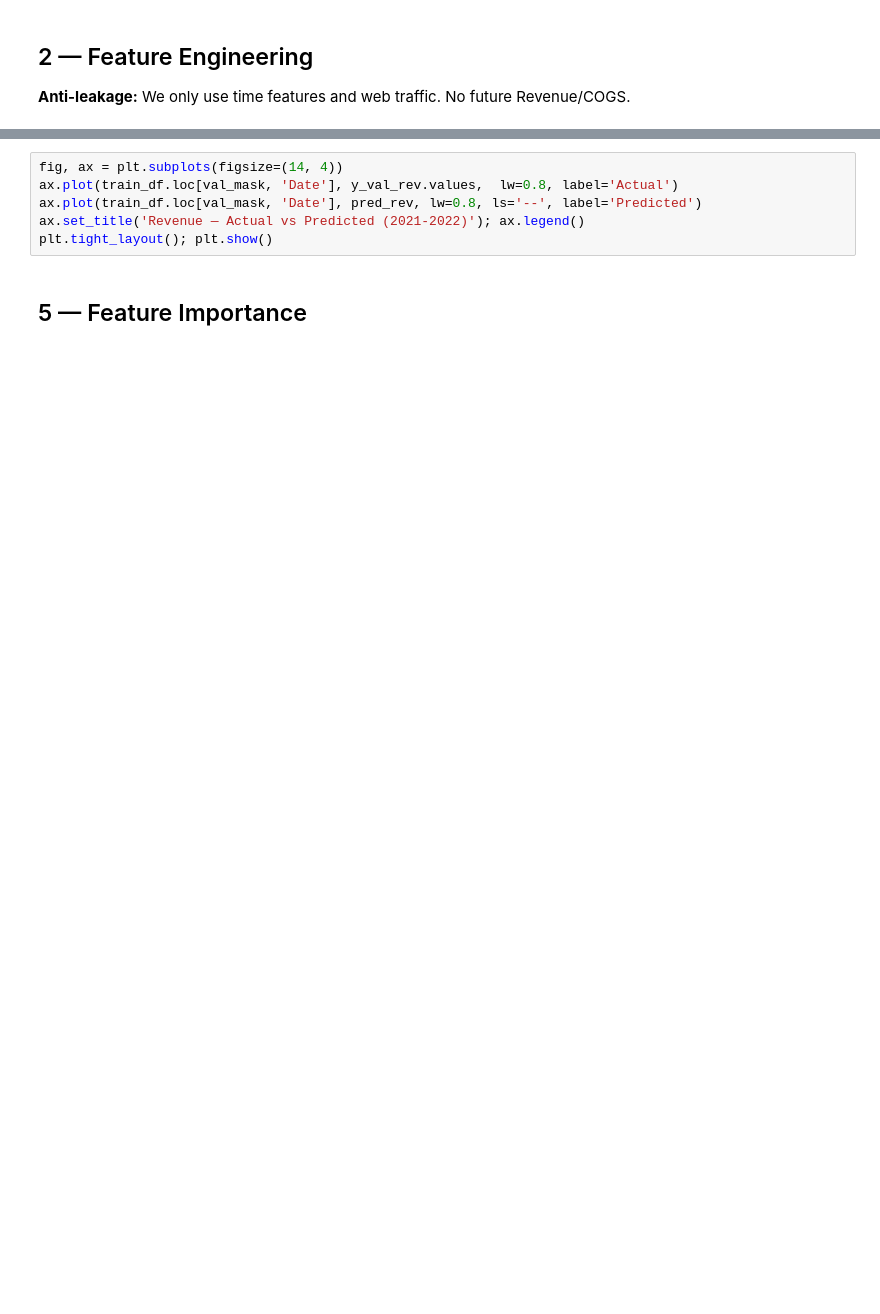
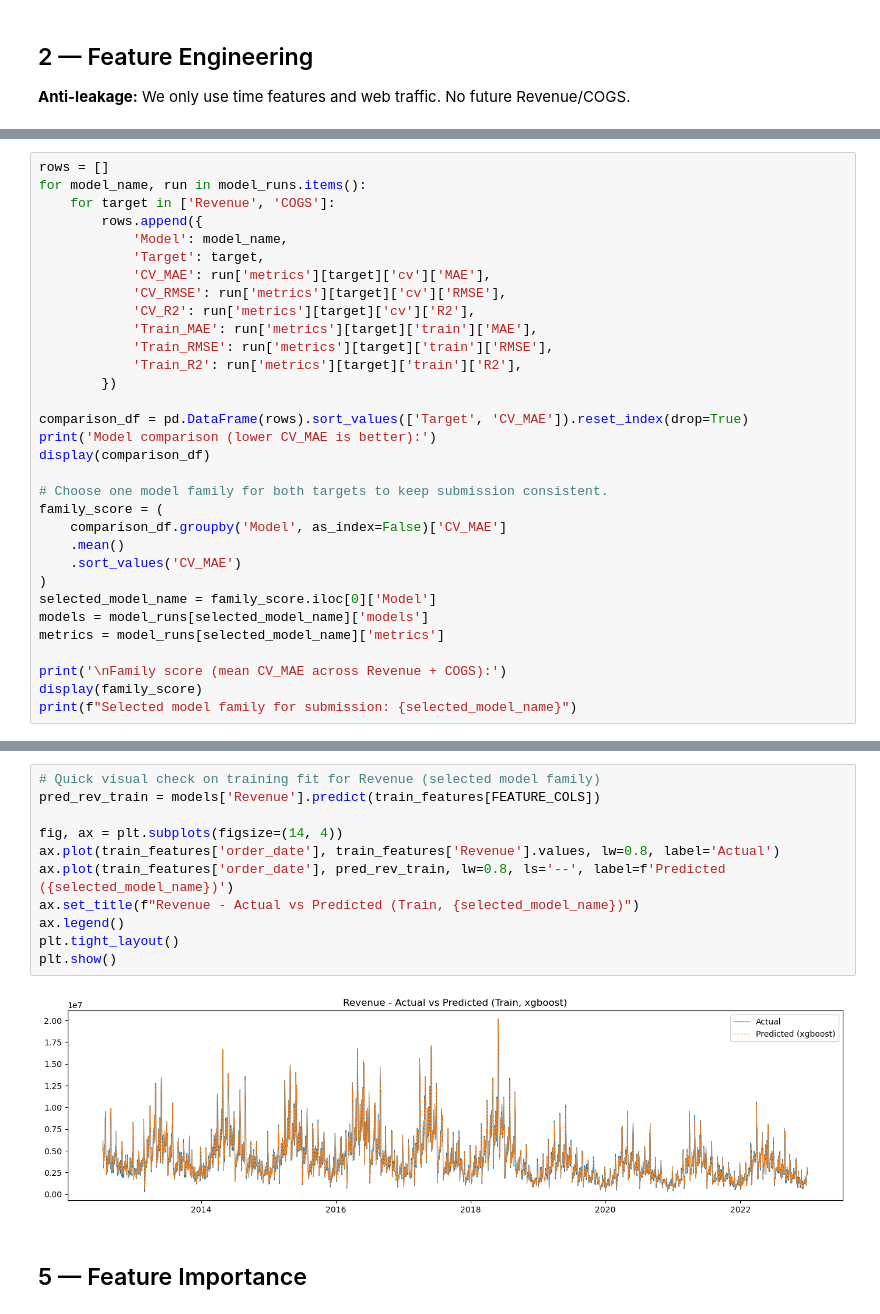
Before and after one commit to thtcsec/Datathon2026-TheGridbreakers-GenCore, a Jupyter notebook: notebooks/03_Forecasting_Model.ipynb, the cells around one changed output, grey strips where cells are left out. Drawn from its saved outputs; the diff is of its cells as text; blank space fills up the shorter version.

```diff
--- a/notebooks/03_Forecasting_Model.ipynb
+++ b/notebooks/03_Forecasting_Model.ipynb
@@ -156,0 +172,32 @@ print(f'  MAPE: {mape(y_val_cogs.values, pred_cogs):.2f}%')
+# %%
+rows = []
+for model_name, run in model_runs.items():
+    for target in ['Revenue', 'COGS']:
+        rows.append({
+            'Model': model_name,
+            'Target': target,
+            'CV_MAE': run['metrics'][target]['cv']['MAE'],
+            'CV_RMSE': run['metrics'][target]['cv']['RMSE'],
+            'CV_R2': run['metrics'][target]['cv']['R2'],
+            'Train_MAE': run['metrics'][target]['train']['MAE'],
+            'Train_RMSE': run['metrics'][target]['train']['RMSE'],
+            'Train_R2': run['metrics'][target]['train']['R2'],
+        })
+
+comparison_df = pd.DataFrame(rows).sort_values(['Target', 'CV_MAE']).reset_index(drop=True)
+print('Model comparison (lower CV_MAE is better):')
+display(comparison_df)
+
+# Choose one model family for both targets to keep submission consistent.
+family_score = (
+    comparison_df.groupby('Model', as_index=False)['CV_MAE']
+    .mean()
+    .sort_values('CV_MAE')
+)
+selected_model_name = family_score.iloc[0]['Model']
+models = model_runs[selected_model_name]['models']
+metrics = model_runs[selected_model_name]['metrics']
+
+print('\nFamily score (mean CV_MAE across Revenue + COGS):')
+display(family_score)
+print(f"Selected model family for submission: {selected_model_name}")
@@ -157,8 +216,15 @@ print(f'  MAPE: {mape(y_val_cogs.values, pred_cogs):.2f}%')
 # %%
+# Quick visual check on training fit for Revenue (selected model family)
+pred_rev_train = models['Revenue'].predict(train_features[FEATURE_COLS])
+
 fig, ax = plt.subplots(figsize=(14, 4))
-ax.plot(train_df.loc[val_mask, 'Date'], y_val_rev.values,  lw=0.8, label='Actual')
-ax.plot(train_df.loc[val_mask, 'Date'], pred_rev, lw=0.8, ls='--', label='Predicted')
-ax.set_title('Revenue — Actual vs Predicted (2021-2022)'); ax.legend()
-plt.tight_layout(); plt.show()
+ax.plot(train_features['order_date'], train_features['Revenue'].values, lw=0.8, label='Actual')
+ax.plot(train_features['order_date'], pred_rev_train, lw=0.8, ls='--', label=f'Predicted ({selected_model_name})')
+ax.set_title(f"Revenue - Actual vs Predicted (Train, {selected_model_name})")
+ax.legend()
+plt.tight_layout()
+plt.show()
+# %% [output]
+[figure, added]
 # %% [markdown]
 ## 5 — Feature Importance
```
Also changed, not shown: parts of 17 cells of this notebook, 13 other files.
